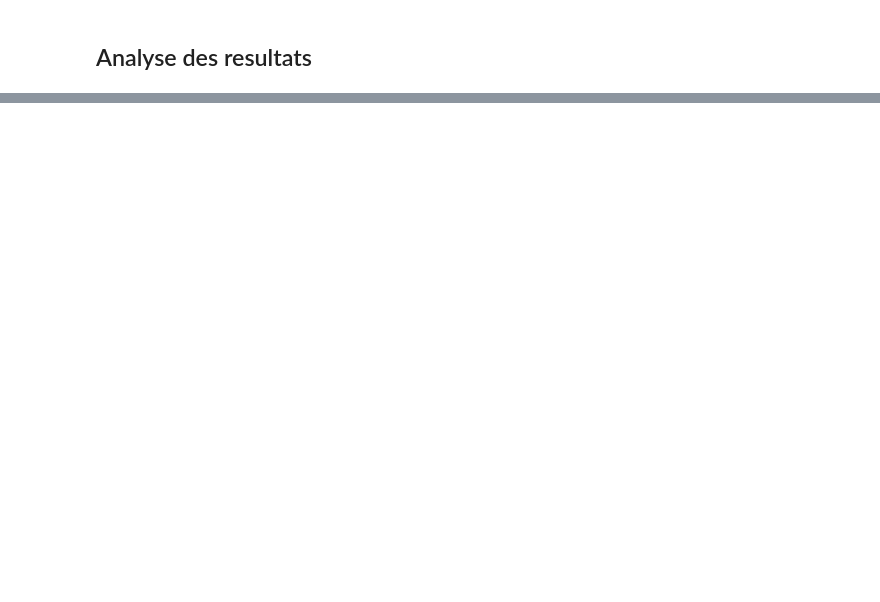
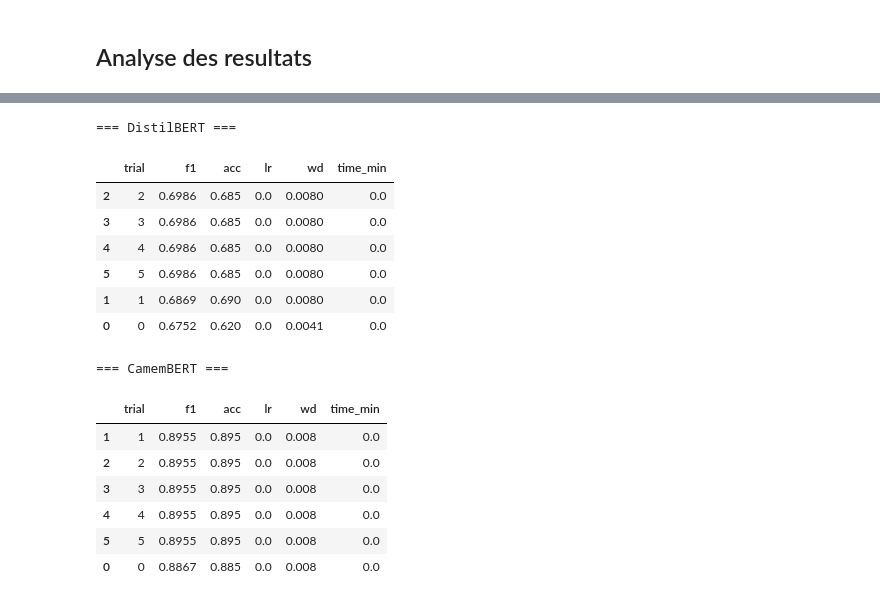
Before and after one commit to KALEFACK/ML-Optimisation, a Jupyter notebook: notebooks/analysis.ipynb, the cells around one changed output, grey strips where cells are left out. Saved outputs shown, nothing was run; the diff lists cells and outputs as text; code cells hidden in the pictures; blank space fills up the shorter version.

```diff
--- a/notebooks/analysis.ipynb
+++ b/notebooks/analysis.ipynb
@@ -25,2 +44,43 @@ display(df_cb.sort_values('f1',ascending=False).round(4))
 # %%
-plot_random_search_comparison(results_db, results_cb, save_path='../figures/random_search.png')
+# ╔══════════════════════════════════════════════════════╗
+# CELLULE 3 — Chargement des résultats du Random Search
+# ╚══════════════════════════════════════════════════════╝
+with open('../runs/random_search_distilbert.json') as f:
+    results_db = json.load(f)
+with open('../runs/random_search_camembert.json') as f:
+    results_cb = json.load(f)
+
+def to_df(results):
+    return pd.DataFrame([{
+        'trial':    r['trial'],
+        'f1':       r['f1'],
+        'acc':      r['accuracy'],
+        'lr':       r['hp']['learning_rate'],
+        'wd':       r['hp']['weight_decay'],
+        'time_min': r.get('time_sec', 0) / 60
+    } for r in results])
+
+df_db = to_df(results_db)
+df_cb = to_df(results_cb)
+
+print('=== DistilBERT ===')
+display(df_db.sort_values('f1', ascending=False).round(4))
+print('\n=== CamemBERT ===')
+display(df_cb.sort_values('f1', ascending=False).round(4))
+# %% [output]
+=== DistilBERT ===
+|  | trial | f1 | acc | lr | wd | time_min |
+| 2 | 2 | 0.6986 | 0.685 | 0.0 | 0.0080 | 0.0 |
+| 3 | 3 | 0.6986 | 0.685 | 0.0 | 0.0080 | 0.0 |
+| 4 | 4 | 0.6986 | 0.685 | 0.0 | 0.0080 | 0.0 |
+| 5 | 5 | 0.6986 | 0.685 | 0.0 | 0.0080 | 0.0 |
+| 1 | 1 | 0.6869 | 0.690 | 0.0 | 0.0080 | 0.0 |
+| 0 | 0 | 0.6752 | 0.620 | 0.0 | 0.0041 | 0.0 |
+=== CamemBERT ===
+|  | trial | f1 | acc | lr | wd | time_min |
+| 1 | 1 | 0.8955 | 0.895 | 0.0 | 0.008 | 0.0 |
+| 2 | 2 | 0.8955 | 0.895 | 0.0 | 0.008 | 0.0 |
+| 3 | 3 | 0.8955 | 0.895 | 0.0 | 0.008 | 0.0 |
+| 4 | 4 | 0.8955 | 0.895 | 0.0 | 0.008 | 0.0 |
+| 5 | 5 | 0.8955 | 0.895 | 0.0 | 0.008 | 0.0 |
+| 0 | 0 | 0.8867 | 0.885 | 0.0 | 0.008 | 0.0 |
```
Also changed, not shown: parts of 20 cells of this notebook, 44 other files.
